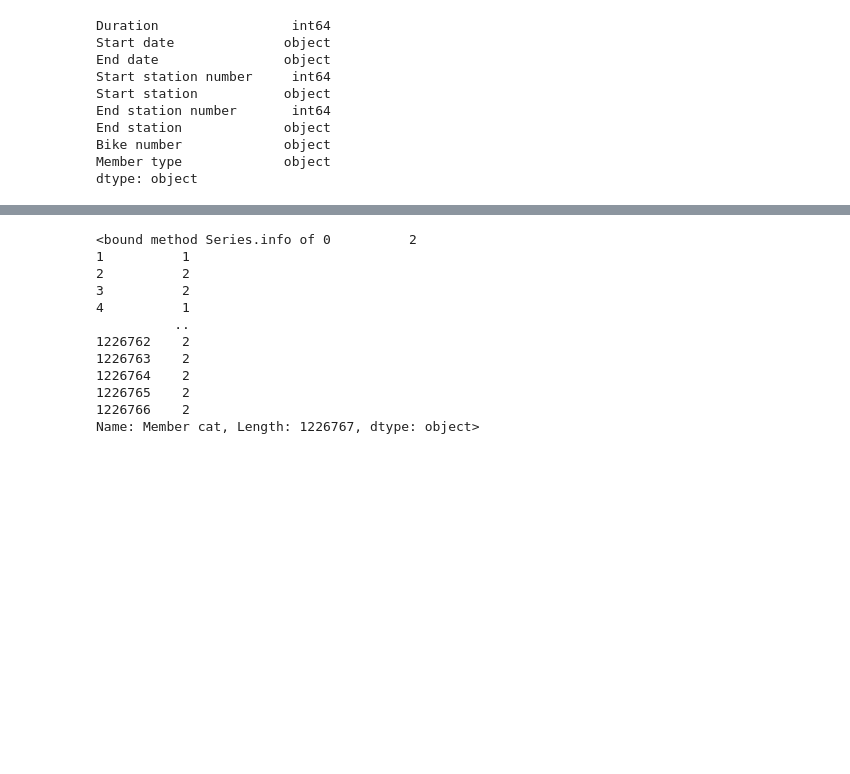
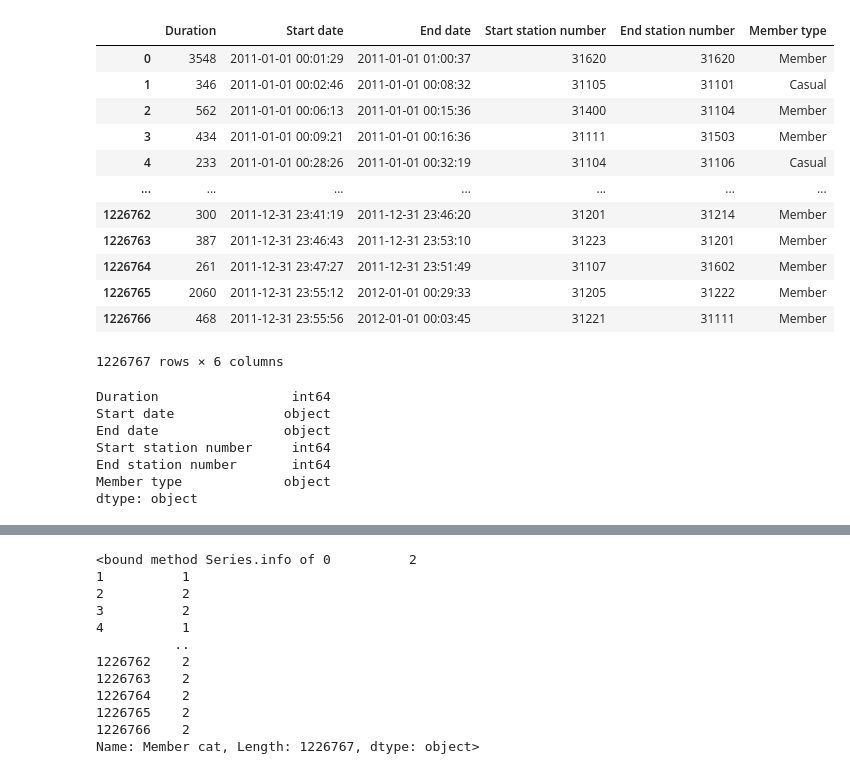
Before and after one commit to movifu1982/Bike-project, a Jupyter notebook: bike sprint 2.ipynb, the cells around one changed output, grey strips where cells are left out. Saved outputs shown, nothing was run; the diff lists cells and outputs as text; code cells hidden in the pictures; blank space fills up the shorter version.

```diff
--- a/bike sprint 2.ipynb
+++ b/bike sprint 2.ipynb
@@ -47,0 +52,17 @@ bike_station.head()
+# %%
+bike_station2 = bike_station.drop(['Start station', 'End station', 'Bike number'], axis=1)
+bike_station2
+# %% [output]
+|  | Duration | Start date | End date | Start station number | End station number | Member type |
+| 0 | 3548 | 2011-01-01 00:01:29 | 2011-01-01 01:00:37 | 31620 | 31620 | Member |
+| 1 | 346 | 2011-01-01 00:02:46 | 2011-01-01 00:08:32 | 31105 | 31101 | Casual |
+| 2 | 562 | 2011-01-01 00:06:13 | 2011-01-01 00:15:36 | 31400 | 31104 | Member |
+| 3 | 434 | 2011-01-01 00:09:21 | 2011-01-01 00:16:36 | 31111 | 31503 | Member |
+| 4 | 233 | 2011-01-01 00:28:26 | 2011-01-01 00:32:19 | 31104 | 31106 | Casual |
+| ... | ... | ... | ... | ... | ... | ... |
+| 1226762 | 300 | 2011-12-31 23:41:19 | 2011-12-31 23:46:20 | 31201 | 31214 | Member |
+| 1226763 | 387 | 2011-12-31 23:46:43 | 2011-12-31 23:53:10 | 31223 | 31201 | Member |
+| 1226764 | 261 | 2011-12-31 23:47:27 | 2011-12-31 23:51:49 | 31107 | 31602 | Member |
+| 1226765 | 2060 | 2011-12-31 23:55:12 | 2012-01-01 00:29:33 | 31205 | 31222 | Member |
+| 1226766 | 468 | 2011-12-31 23:55:56 | 2012-01-01 00:03:45 | 31221 | 31111 | Member |
+1226767 rows × 6 columns
@@ -48,14 +71,11 @@ bike_station.head()
 # %%
-bike_station.dtypes
+bike_station2.dtypes
 # %% [output]
 Duration                 int64
 Start date              object
 End date                object
 Start station number     int64
-Start station           object
 End station number       int64
-End station             object
-Bike number             object
 Member type             object
 dtype: object
 # %%
```
Also changed, not shown: parts of 37 cells of this notebook.
